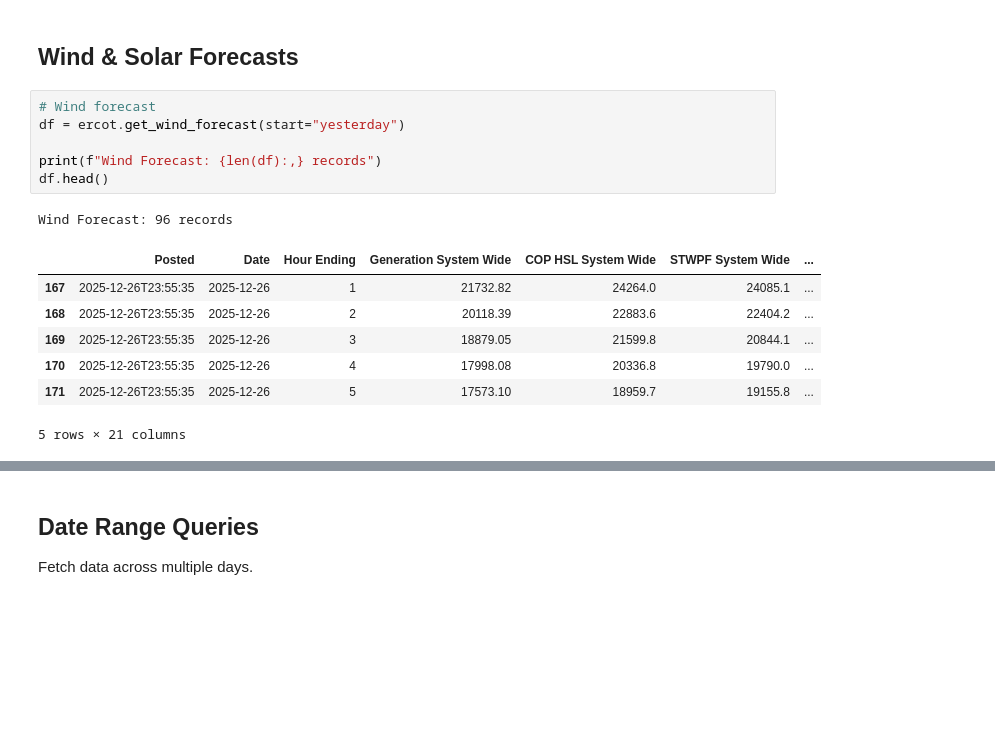
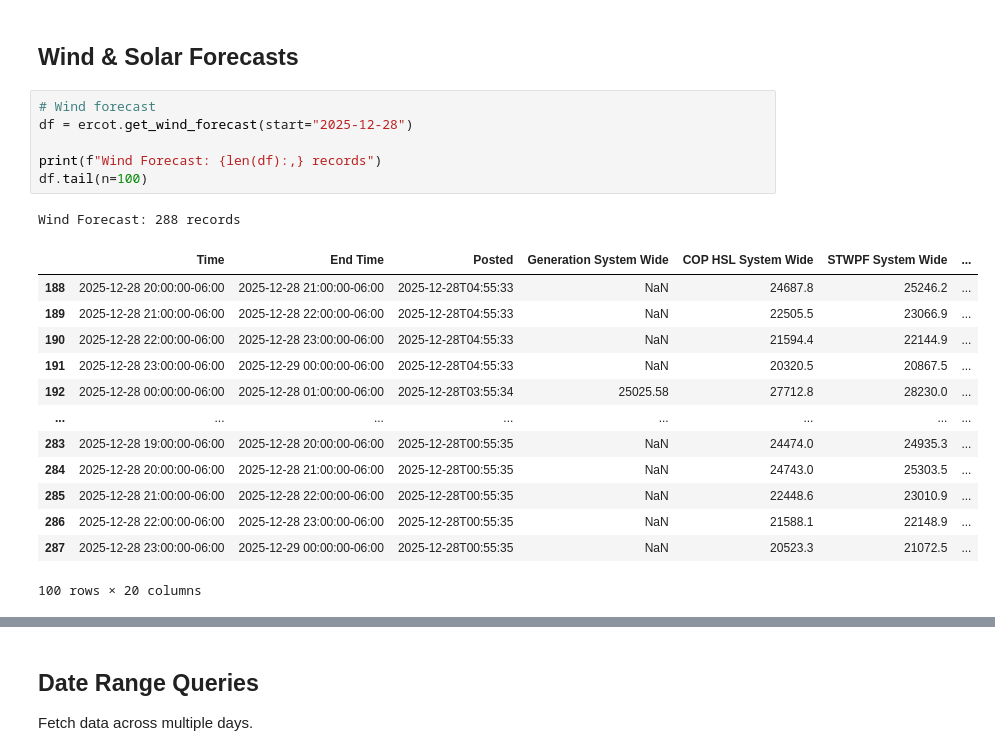
Before and after one commit to kvkenyon/tinygrid, a Jupyter notebook: examples/ercot_demo.ipynb, the cells around one changed output, grey strips where cells are left out. Cells and saved outputs as stored; diff of their text form; blank space fills up the shorter version.

```diff
--- a/examples/ercot_demo.ipynb
+++ b/examples/ercot_demo.ipynb
@@ -292,19 +309,25 @@ GridAPIError: Unexpected error calling ERCOT API: sync() got an unexpected keywo
 ## Wind & Solar Forecasts
 # %%
 # Wind forecast
-df = ercot.get_wind_forecast(start="yesterday")
+df = ercot.get_wind_forecast(start="2025-12-28")
 
 print(f"Wind Forecast: {len(df):,} records")
-df.head()
+df.tail(n=100)
 # %% [output]
-Wind Forecast: 96 records
+Wind Forecast: 288 records
-|  | Posted | Date | Hour Ending | Generation System Wide | COP HSL System Wide | STWPF System Wide | ... |
-| 167 | 2025-12-26T23:55:35 | 2025-12-26 | 1 | 21732.82 | 24264.0 | 24085.1 | ... |
-| 168 | 2025-12-26T23:55:35 | 2025-12-26 | 2 | 20118.39 | 22883.6 | 22404.2 | ... |
-| 169 | 2025-12-26T23:55:35 | 2025-12-26 | 3 | 18879.05 | 21599.8 | 20844.1 | ... |
-| 170 | 2025-12-26T23:55:35 | 2025-12-26 | 4 | 17998.08 | 20336.8 | 19790.0 | ... |
-| 171 | 2025-12-26T23:55:35 | 2025-12-26 | 5 | 17573.10 | 18959.7 | 19155.8 | ... |
+|  | Time | End Time | Posted | Generation System Wide | COP HSL System Wide | STWPF System Wide | ... |
+| 188 | 2025-12-28 20:00:00-06:00 | 2025-12-28 21:00:00-06:00 | 2025-12-28T04:55:33 | NaN | 24687.8 | 25246.2 | ... |
+| 189 | 2025-12-28 21:00:00-06:00 | 2025-12-28 22:00:00-06:00 | 2025-12-28T04:55:33 | NaN | 22505.5 | 23066.9 | ... |
+| 190 | 2025-12-28 22:00:00-06:00 | 2025-12-28 23:00:00-06:00 | 2025-12-28T04:55:33 | NaN | 21594.4 | 22144.9 | ... |
+| 191 | 2025-12-28 23:00:00-06:00 | 2025-12-29 00:00:00-06:00 | 2025-12-28T04:55:33 | NaN | 20320.5 | 20867.5 | ... |
+| 192 | 2025-12-28 00:00:00-06:00 | 2025-12-28 01:00:00-06:00 | 2025-12-28T03:55:34 | 25025.58 | 27712.8 | 28230.0 | ... |
+| ... | ... | ... | ... | ... | ... | ... | ... |
+| 283 | 2025-12-28 19:00:00-06:00 | 2025-12-28 20:00:00-06:00 | 2025-12-28T00:55:35 | NaN | 24474.0 | 24935.3 | ... |
+| 284 | 2025-12-28 20:00:00-06:00 | 2025-12-28 21:00:00-06:00 | 2025-12-28T00:55:35 | NaN | 24743.0 | 25303.5 | ... |
+| 285 | 2025-12-28 21:00:00-06:00 | 2025-12-28 22:00:00-06:00 | 2025-12-28T00:55:35 | NaN | 22448.6 | 23010.9 | ... |
+| 286 | 2025-12-28 22:00:00-06:00 | 2025-12-28 23:00:00-06:00 | 2025-12-28T00:55:35 | NaN | 21588.1 | 22148.9 | ... |
+| 287 | 2025-12-28 23:00:00-06:00 | 2025-12-29 00:00:00-06:00 | 2025-12-28T00:55:35 | NaN | 20523.3 | 21072.5 | ... |
-5 rows × 21 columns
+100 rows × 20 columns
 # %%
 # Solar forecast
 df = ercot.get_solar_forecast(start="yesterday")
```
Also changed, not shown: parts of 10 cells of this notebook, 11 other files.
